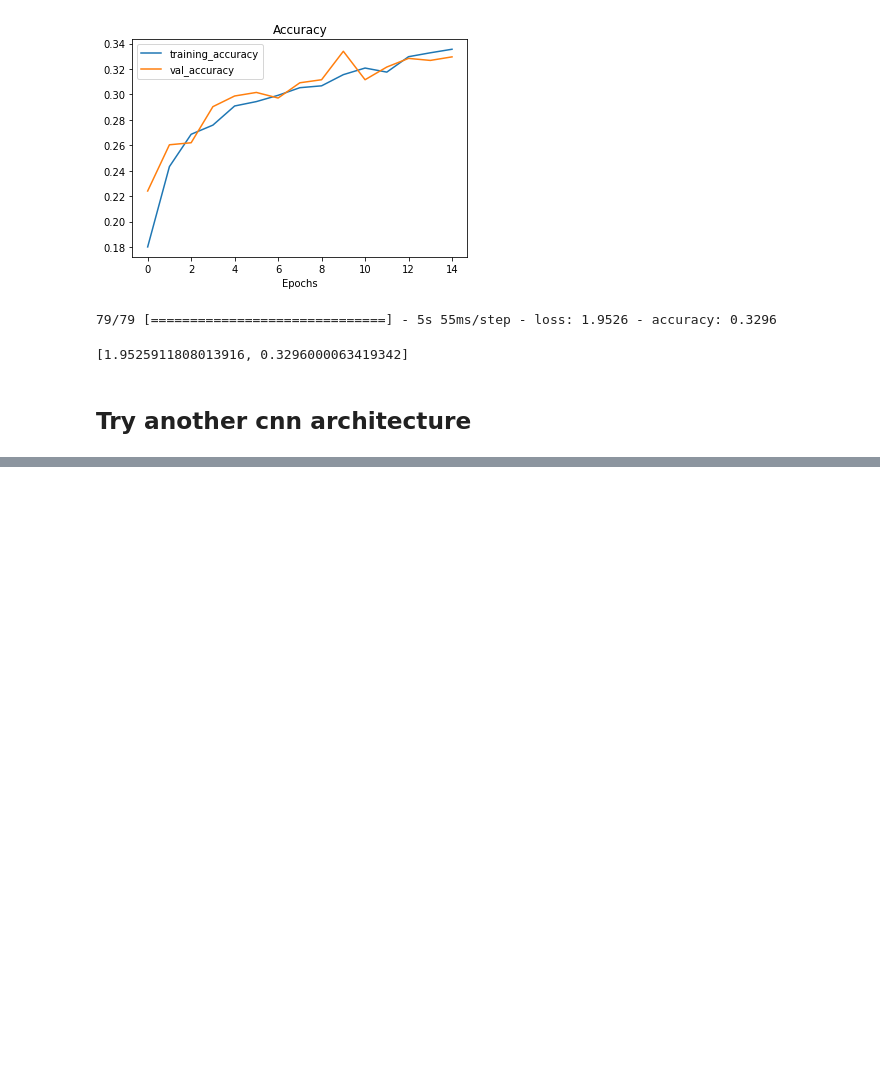
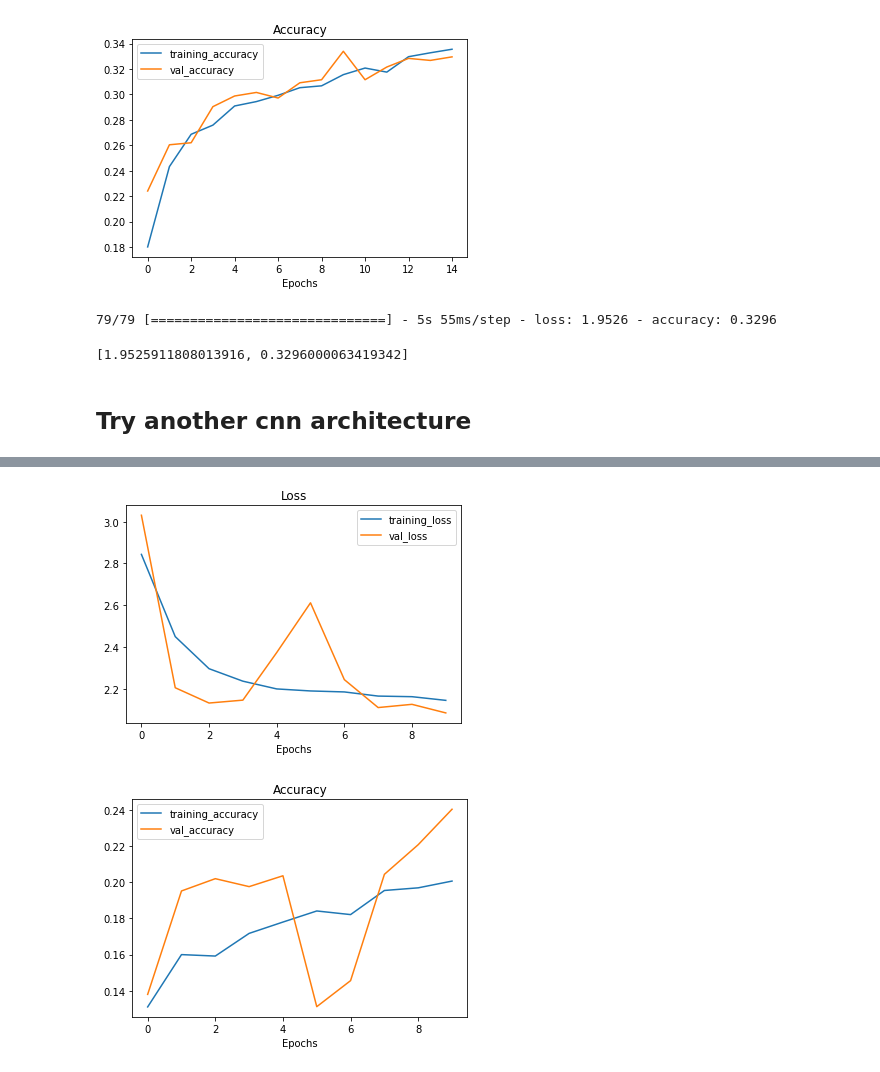
Before and after one commit to AmirGhnbr/Food-Vision, a Jupyter notebook: Food_Vision.ipynb, the cells around one changed output, grey strips where cells are left out. Drawn from its saved outputs; the diff is of its cells as text; code cells hidden in the pictures; blank space fills up the shorter version.

Commit message:
create and evaluate model 3

```diff
--- a/Food_Vision.ipynb
+++ b/Food_Vision.ipynb
@@ -293,3 +293,27 @@ model_2.evaluate(test_ds)
 [1.9525911808013916, 0.3296000063419342]
 # %% [markdown]
 ## Try another cnn architecture
+# %%
+model_3 = Sequential([
+    data_augmentation_layer,
+    tf.keras.layers.Rescaling(1./255, input_shape=(224,224,3)),
+    Conv2D(64 ,3 , activation="relu", padding="same"),
+    MaxPool2D(),
+    Conv2D(128 ,3 , activation="relu", padding="same"),
+    Conv2D(128 ,3 , activation="relu", padding="same"),
+    MaxPool2D(),
+    Conv2D(256 ,3 , activation="relu"),
+    Conv2D(256 ,3 , activation="relu"),
+    Flatten(),
+    Dense(128 , activation="relu"),
+    tf.keras.layers.BatchNormalization(),
+    tf.keras.layers.Dropout(0.5),
+    Dense(64 , activation="relu"),
+    tf.keras.layers.BatchNormalization(),
+    tf.keras.layers.Dropout(0.5),
+    Dense(10, activation= "softmax", name="output")
+])
+# %%
+model_3.compile(loss = tf.keras.losses.SparseCategoricalCrossentropy(from_logits=True),
+                optimizer = tf.keras.optimizers.Adam(),
+                metrics = ["accuracy"])
@@ -295,0 +340,5 @@ model_2.evaluate(test_ds)
+# %%
+history_3 = model_3.fit(train_ds, epochs=10,
+                        steps_per_epoch= len(train_ds),
+                        validation_data= test_ds,
+                        validation_steps = len(test_ds))
@@ -295,0 +371,5 @@ model_2.evaluate(test_ds)
+# %%
+plot_loss_curves(history_3)
+# %% [output]
+[figure, added]
+[figure, added]
```
Also changed, not shown: parts of 3 cells of this notebook.
